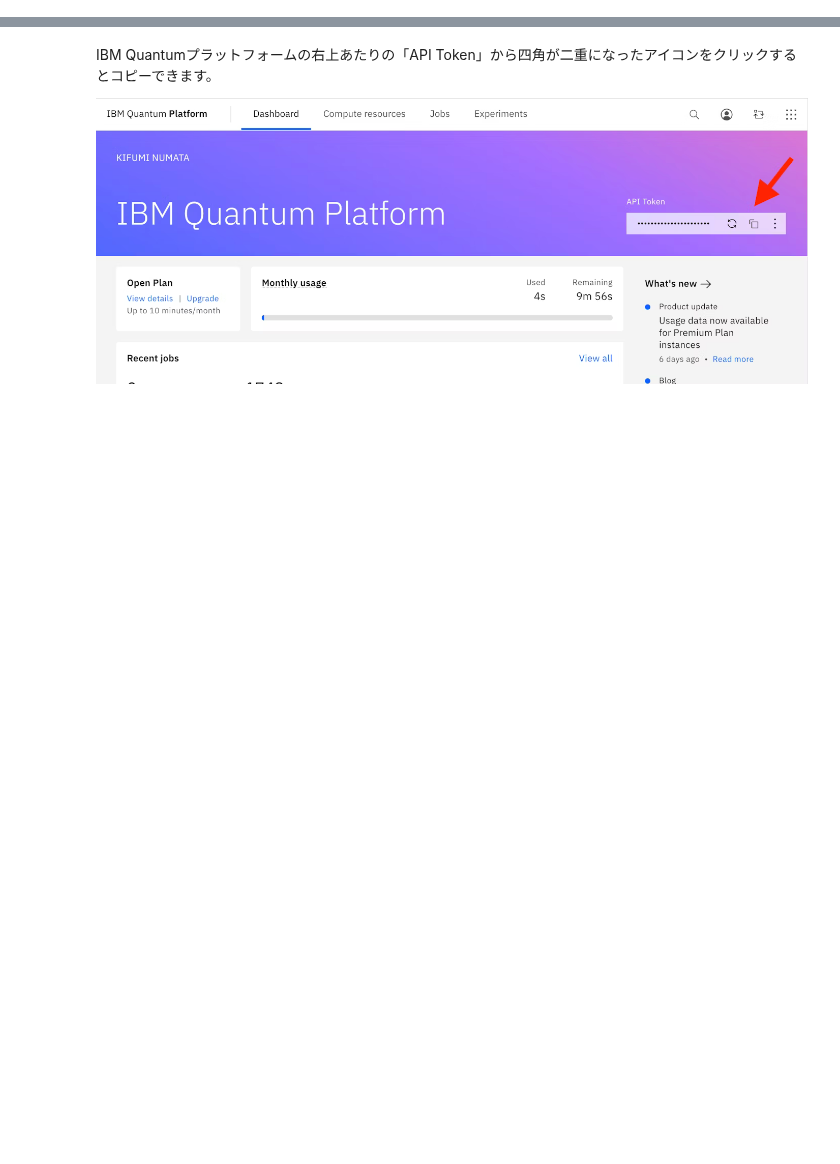
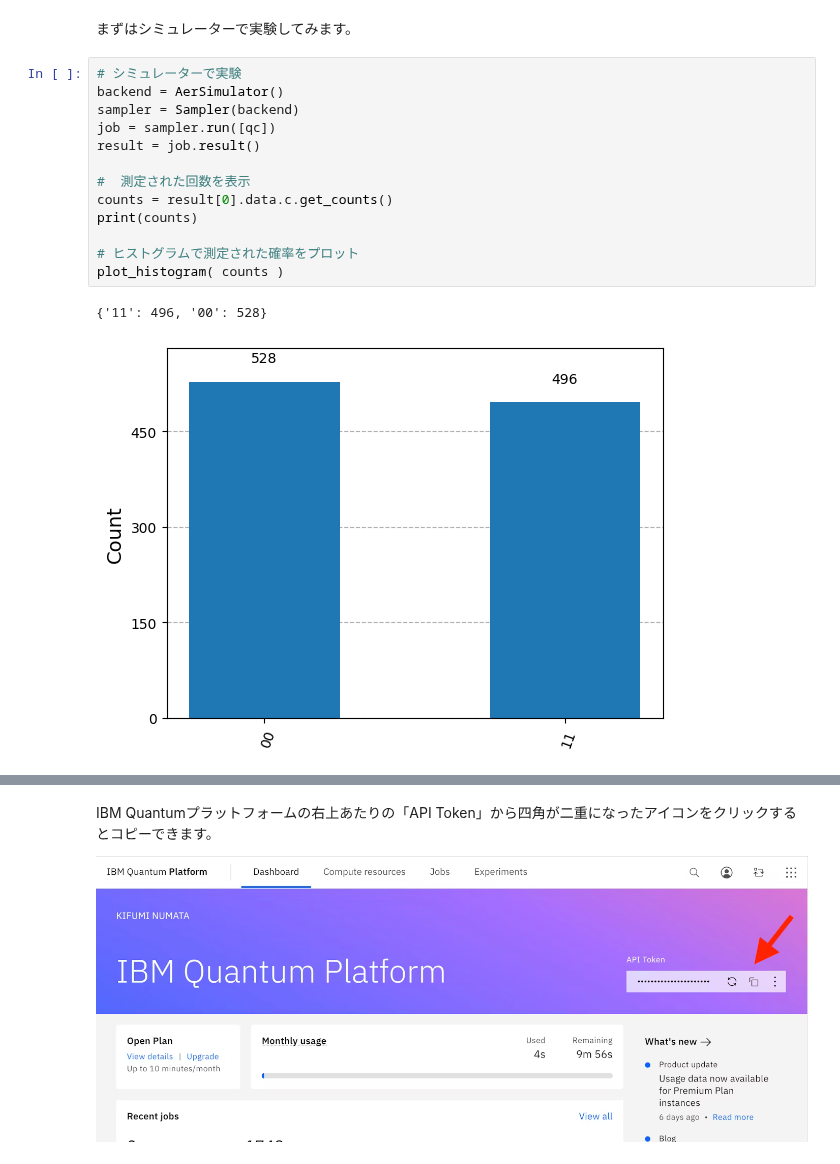
Before and after one commit to quantum-tokyo/introduction, a Jupyter notebook: src/get_started/bell.ipynb, the cells around one changed output, grey strips where cells are left out. Cells and saved outputs as stored; diff of their text form; blank space fills up the shorter version.

```diff
--- a/src/get_started/bell.ipynb
+++ b/src/get_started/bell.ipynb
@@ -462,0 +24,18 @@ service.backends()
+# %% [markdown]
+まずはシミュレーターで実験してみます。
+# %%
+# シミュレーターで実験
+backend = AerSimulator()
+sampler = Sampler(backend)
+job = sampler.run([qc])
+result = job.result()
+
+#  測定された回数を表示
+counts = result[0].data.c.get_counts()
+print(counts)
+
+# ヒストグラムで測定された確率をプロット
+plot_histogram( counts )
+# %% [output]
+{'11': 496, '00': 528}
+[figure, added]
```
Also changed, not shown: parts of 68 cells of this notebook, 1 other file.
